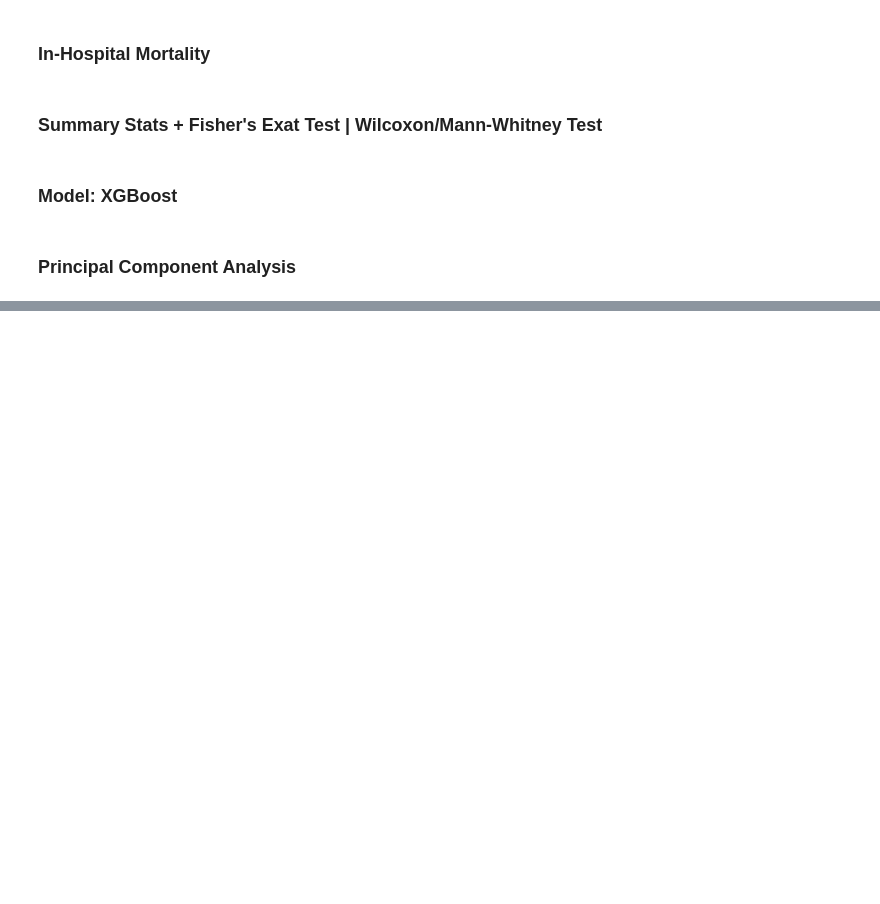
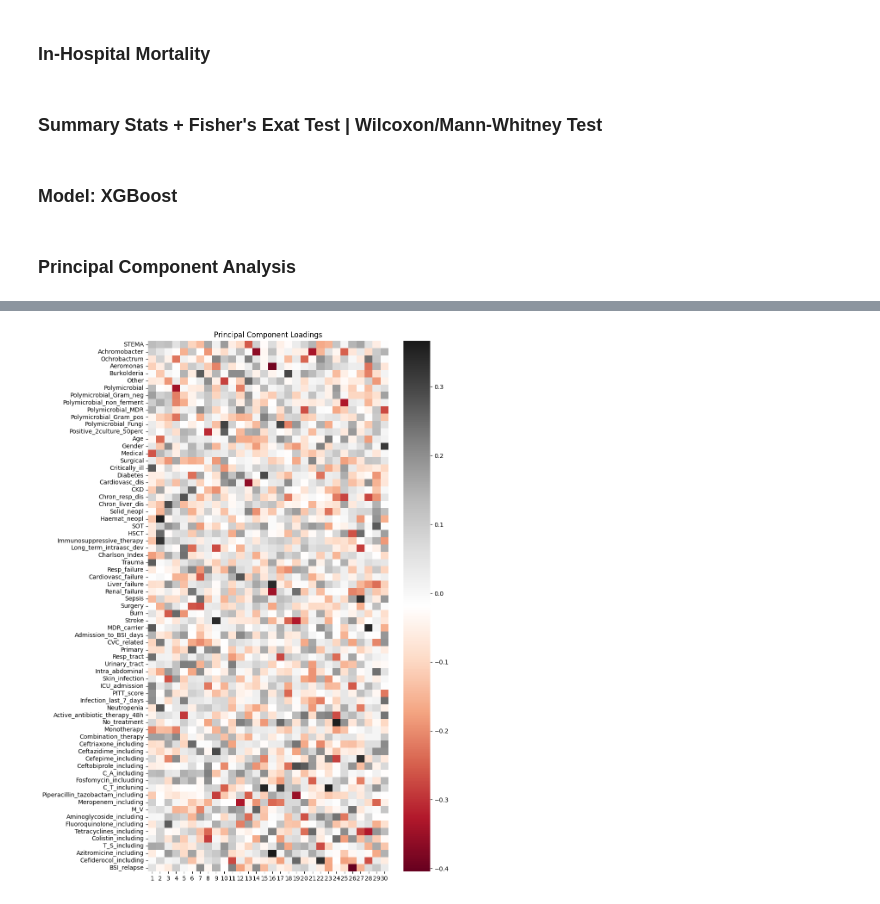
Before and after one commit to Le-bruit-de-nos-pas/gram_neg_boattini_2024, a Jupyter notebook: main.ipynb, the cells around one changed output, grey strips where cells are left out. Cells and saved outputs as stored; diff of their text form; code cells hidden in the pictures; blank space fills up the shorter version.

```diff
--- a/main.ipynb
+++ b/main.ipynb
@@ -237,3 +241,3 @@ numerical_features.shape
 # %%
-pca = PCA(n_components=0.99)
+pca = PCA(n_components=0.90)
 pca.fit(numerical_features)
@@ -252,10 +276,14 @@ for i, component in enumerate(loadings_df.iterrows(), start=1):
+# %%
+loadings_df.index = loadings_df.index + 1
 # %%
-plt.figure(figsize=(12, 16))
-sns.heatmap(loadings_df.T, cmap='coolwarm', annot=True, fmt=".1f", cbar=False)
+plt.figure(figsize=(9, 16))
+sns.heatmap(loadings_df.T, cmap='RdGy', annot=False, fmt=".1f", cbar=True)
 plt.title('Principal Component Loadings')
 plt.xlabel(None)
 plt.ylabel(None)
 plt.show()
+# %% [output]
+[figure, added]
 # %%
 cumulative_variance_ratio = np.cumsum(pca.explained_variance_ratio_)
 
```
Also changed, not shown: parts of 9 cells of this notebook, 1 other file.
